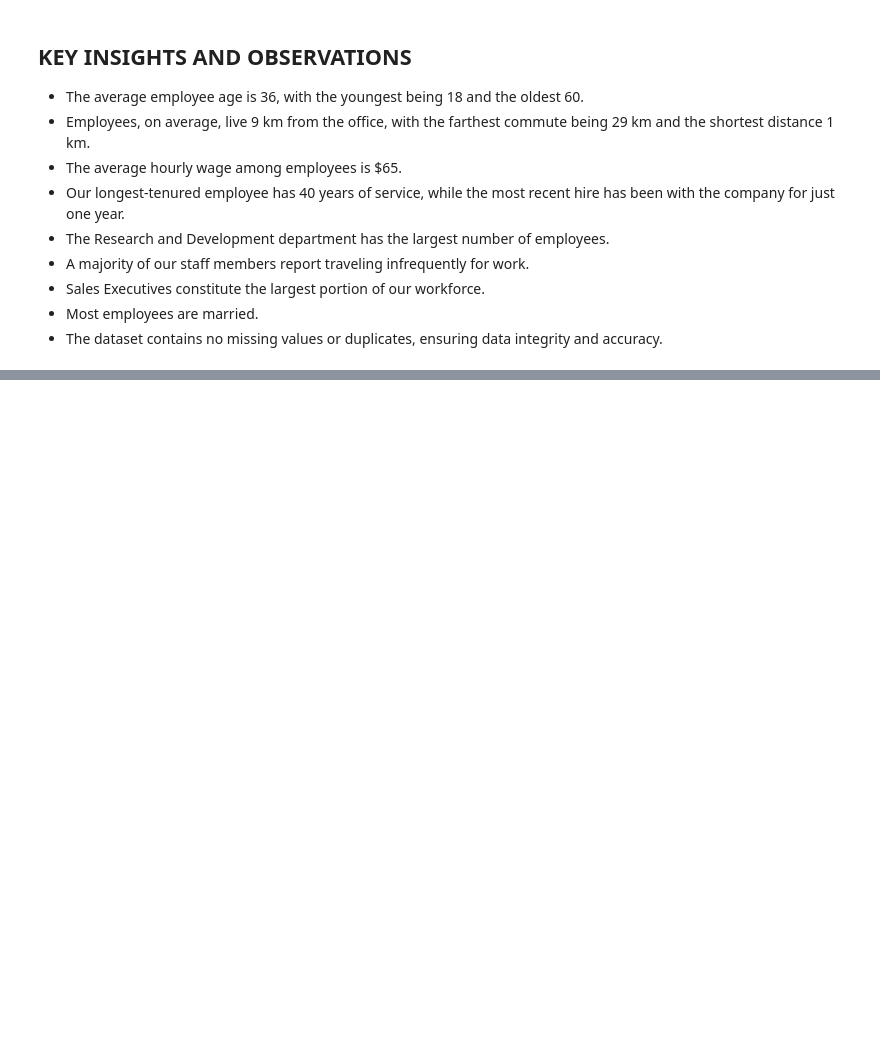
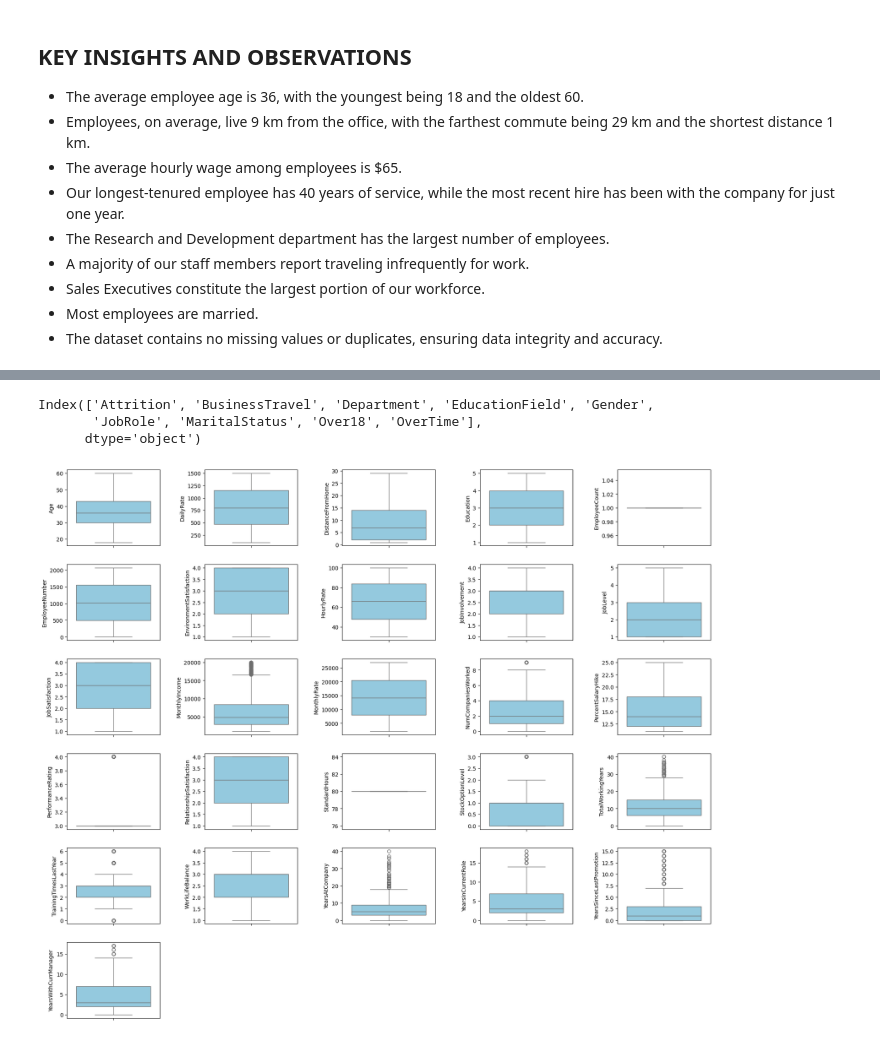
Before and after one commit to bamzyyyy/HR-Employee-Attrition, a Jupyter notebook: Notebook/HR_employee.ipynb, the cells around one changed output, grey strips where cells are left out. Saved outputs shown, nothing was run; the diff lists cells and outputs as text; code cells hidden in the pictures; blank space fills up the shorter version.

```diff
--- a/Notebook/HR_employee.ipynb
+++ b/Notebook/HR_employee.ipynb
@@ -185,0 +174,5 @@ Index(['Age', 'Attrition', 'BusinessTravel', 'DailyRate', 'Department',
+# %%
+
+#retrieving columns with numerical data types
+num_cols=Attrition_df.select_dtypes(include='number')
+num_cols.columns
@@ -185,0 +189,21 @@ Index(['Age', 'Attrition', 'BusinessTravel', 'DailyRate', 'Department',
+# %%
+#retrieving columns with object data types
+cat_cols=Attrition_df.select_dtypes(include='object')
+cat_cols.columns
+# %% [output]
+Index(['Attrition', 'BusinessTravel', 'Department', 'EducationField', 'Gender',
+       'JobRole', 'MaritalStatus', 'Over18', 'OverTime'],
+      dtype='object')
+# %%
+
+# plotting box plot for numerical data
+plt.figure(figsize=(18, 15))
+
+for i, variable in enumerate(num_cols):
+    plt.subplot(6,5, i + 1)
+    sns.boxplot(Attrition_df, y=Attrition_df[variable], color='skyblue')
+    plt.tight_layout(pad=3),
+    plt.xticks(rotation=45)
+plt.show()
+# %% [output]
+[figure, added]
```
Also changed, not shown: parts of 11 cells of this notebook.
